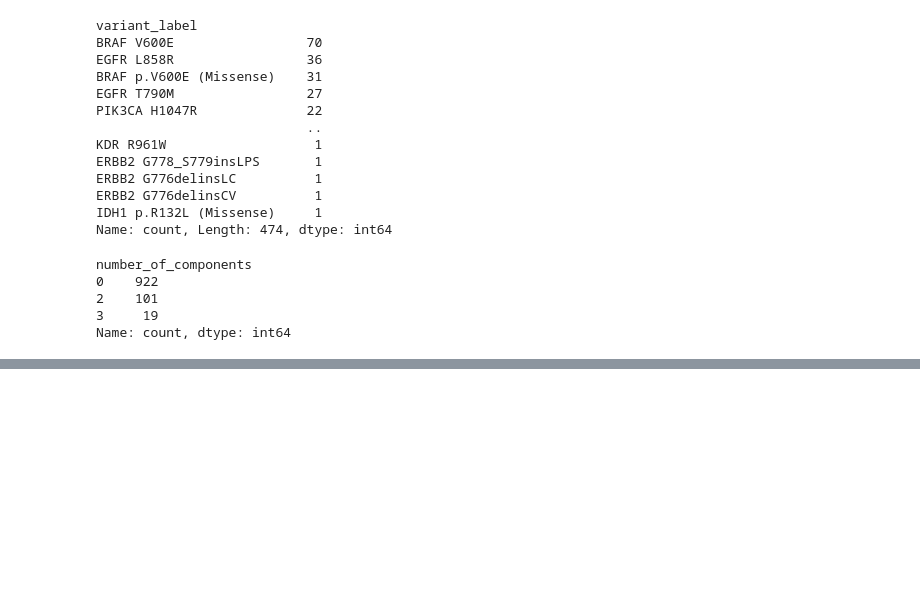
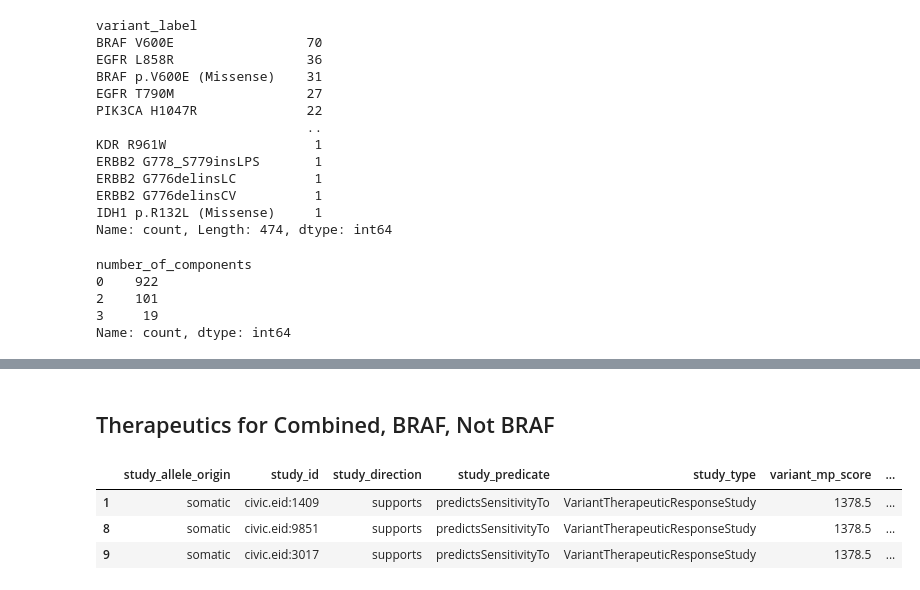
Before and after one commit to cancervariants/metakb, a Jupyter notebook: notebooks/therapeutics.ipynb, the cells around one changed output, grey strips where cells are left out. Cells and saved outputs as stored; diff of their text form; code cells hidden in the pictures; blank space fills up the shorter version.

```diff
--- a/notebooks/therapeutics.ipynb
+++ b/notebooks/therapeutics.ipynb
@@ -135,0 +333,9 @@ Name: count, dtype: int64
+# %% [markdown]
+## Therapeutics for Combined, BRAF, Not BRAF
+# %%
+braf_df[0:3]
+# %% [output]
+|  | study_allele_origin | study_id | study_direction | study_predicate | study_type | variant_mp_score | ... |
+| 1 | somatic | civic.eid:1409 | supports | predictsSensitivityTo | VariantTherapeuticResponseStudy | 1378.5 | ... |
+| 8 | somatic | civic.eid:9851 | supports | predictsSensitivityTo | VariantTherapeuticResponseStudy | 1378.5 | ... |
+| 9 | somatic | civic.eid:3017 | supports | predictsSensitivityTo | VariantTherapeuticResponseStudy | 1378.5 | ... |
```
Also changed, not shown: parts of 13 cells of this notebook.
